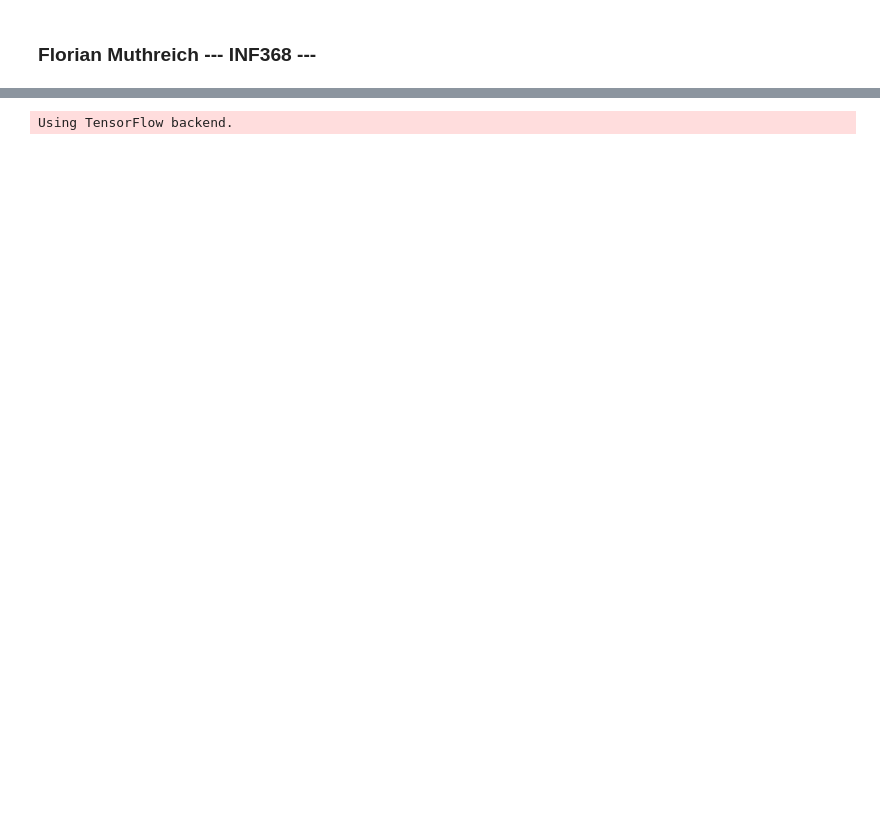
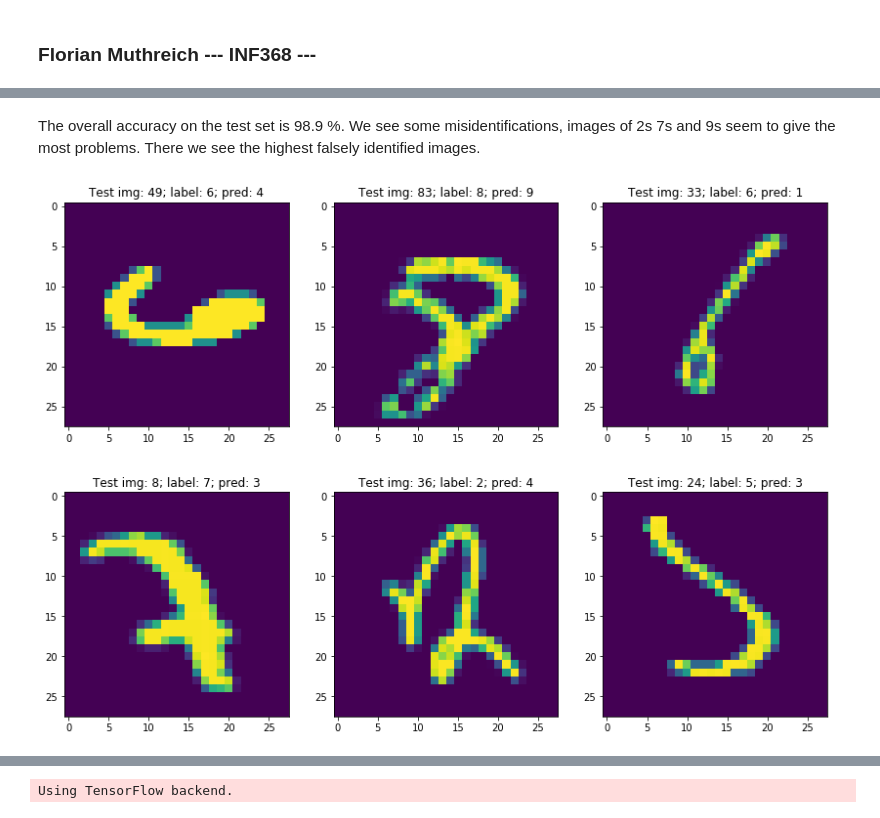
Before and after one commit to FM-uib/INF368, a Jupyter notebook: Assignment_1_Florian_Muthreich.ipynb, the cells around one changed output, grey strips where cells are left out. Saved outputs shown, nothing was run; the diff lists cells and outputs as text; code cells hidden in the pictures; blank space fills up the shorter version.

```diff
--- a/Assignment_1_Florian_Muthreich.ipynb
+++ b/Assignment_1_Florian_Muthreich.ipynb
@@ -6,0 +194,6 @@ Load necessary packages
+# %% [markdown]
+The overall accuracy on the test set is 98.9 %. We see some misidentifications, images of 2s 7s and 9s seem to give the most problems. There we see the highest falsely identified images.
+# %%
+plot_false_pred()
+# %% [output]
+[figure, added]
```
Also changed, not shown: parts of 71 cells of this notebook, 25 other files.
